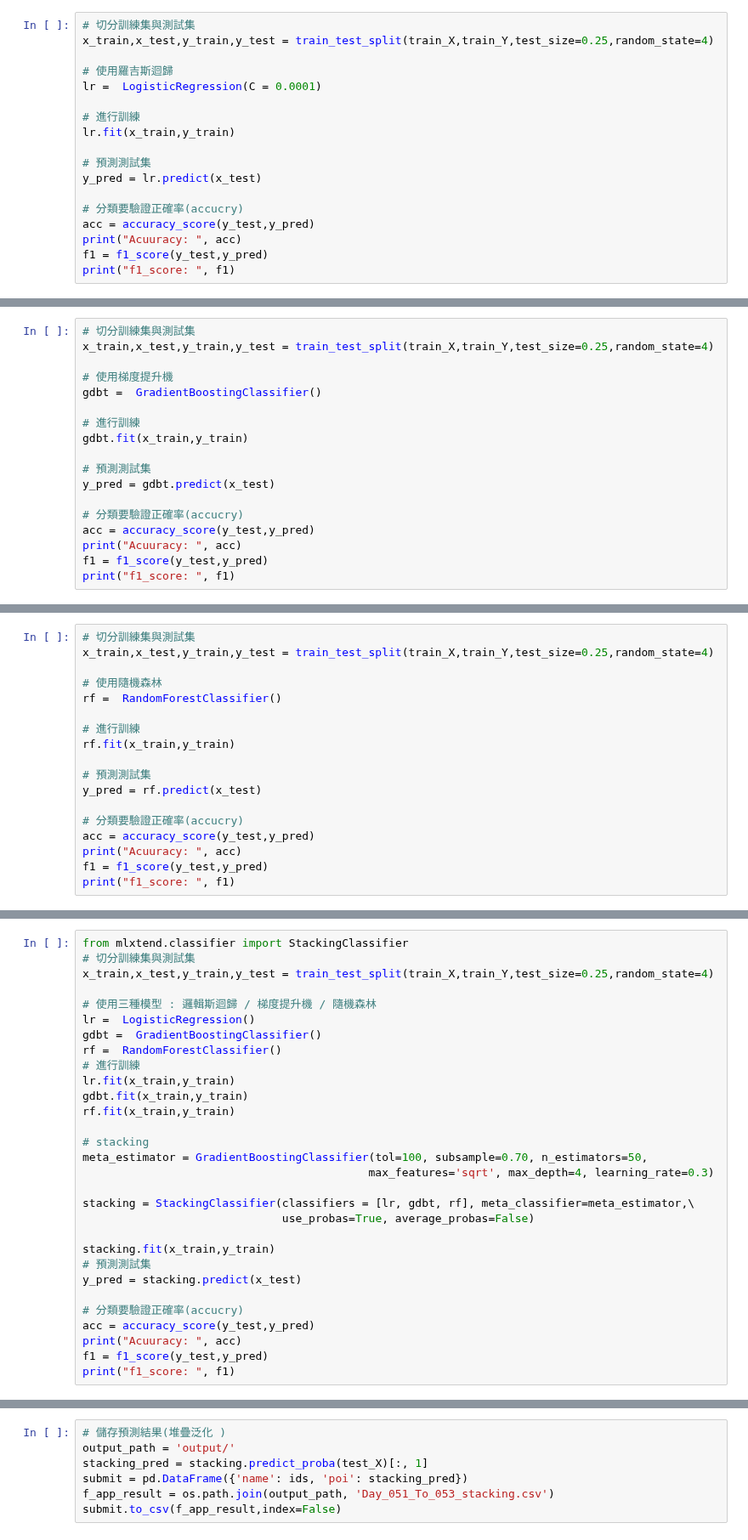
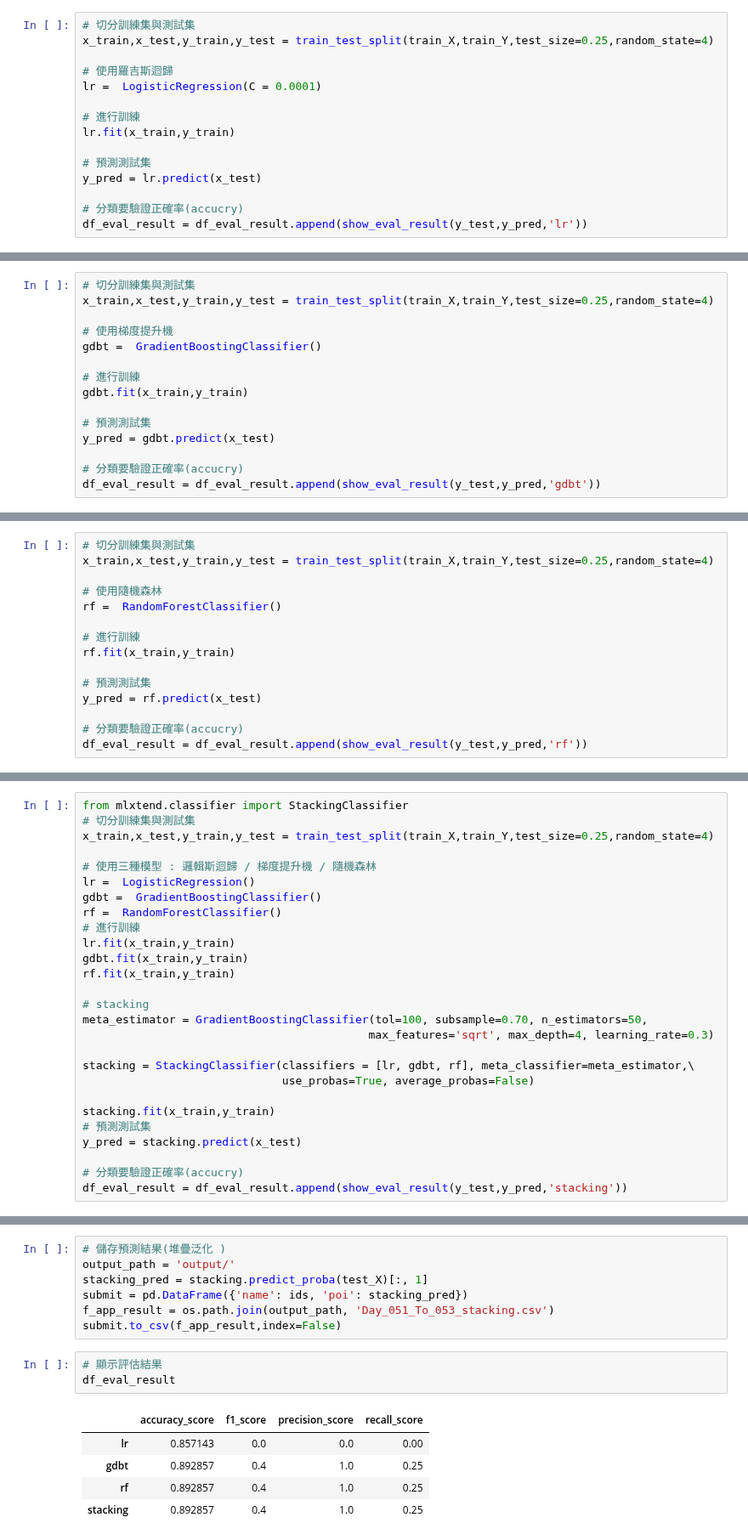
Before and after one commit to DunkLiao/4th-ML100Days, a Jupyter notebook: homework/Day_051_To_053_HW.ipynb, the cells around one changed output, grey strips where cells are left out. Shown at 85% size. Cells and saved outputs as stored; diff of their text form.

```diff
--- a/homework/Day_051_To_053_HW.ipynb
+++ b/homework/Day_051_To_053_HW.ipynb
@@ -366,8 +426,5 @@ lr.fit(x_train,y_train)
 y_pred = lr.predict(x_test)
 
 # 分類要驗證正確率(accucry)
-acc = accuracy_score(y_test,y_pred)
-print("Acuuracy: ", acc)
-f1 = f1_score(y_test,y_pred)
-print("f1_score: ", f1)
+df_eval_result = df_eval_result.append(show_eval_result(y_test,y_pred,'lr'))
 # %% [output]
@@ -408,8 +467,5 @@ gdbt.fit(x_train,y_train)
 y_pred = gdbt.predict(x_test)
 
 # 分類要驗證正確率(accucry)
-acc = accuracy_score(y_test,y_pred)
-print("Acuuracy: ", acc)
-f1 = f1_score(y_test,y_pred)
-print("f1_score: ", f1)
+df_eval_result = df_eval_result.append(show_eval_result(y_test,y_pred,'gdbt'))
 # %% [output]
@@ -455,8 +513,5 @@ rf.fit(x_train,y_train)
 y_pred = rf.predict(x_test)
 
 # 分類要驗證正確率(accucry)
-acc = accuracy_score(y_test,y_pred)
-print("Acuuracy: ", acc)
-f1 = f1_score(y_test,y_pred)
-print("f1_score: ", f1)
+df_eval_result = df_eval_result.append(show_eval_result(y_test,y_pred,'rf'))
 # %% [output]
@@ -512,8 +569,5 @@ stacking.fit(x_train,y_train)
 y_pred = stacking.predict(x_test)
 
 # 分類要驗證正確率(accucry)
-acc = accuracy_score(y_test,y_pred)
-print("Acuuracy: ", acc)
-f1 = f1_score(y_test,y_pred)
-print("f1_score: ", f1)
+df_eval_result = df_eval_result.append(show_eval_result(y_test,y_pred,'stacking'))
 # %% [output]
@@ -562,3 +618,12 @@ stacking_pred = stacking.predict_proba(test_X)[:, 1]
 submit = pd.DataFrame({'name': ids, 'poi': stacking_pred})
 f_app_result = os.path.join(output_path, 'Day_051_To_053_stacking.csv')
 submit.to_csv(f_app_result,index=False)
+# %%
+# 顯示評估結果
+df_eval_result
+# %% [output]
+|  | accuracy_score | f1_score | precision_score | recall_score |
+| lr | 0.857143 | 0.0 | 0.0 | 0.00 |
+| gdbt | 0.892857 | 0.4 | 1.0 | 0.25 |
+| rf | 0.892857 | 0.4 | 1.0 | 0.25 |
+| stacking | 0.892857 | 0.4 | 1.0 | 0.25 |
```
Also changed, not shown: parts of 17 cells of this notebook.
